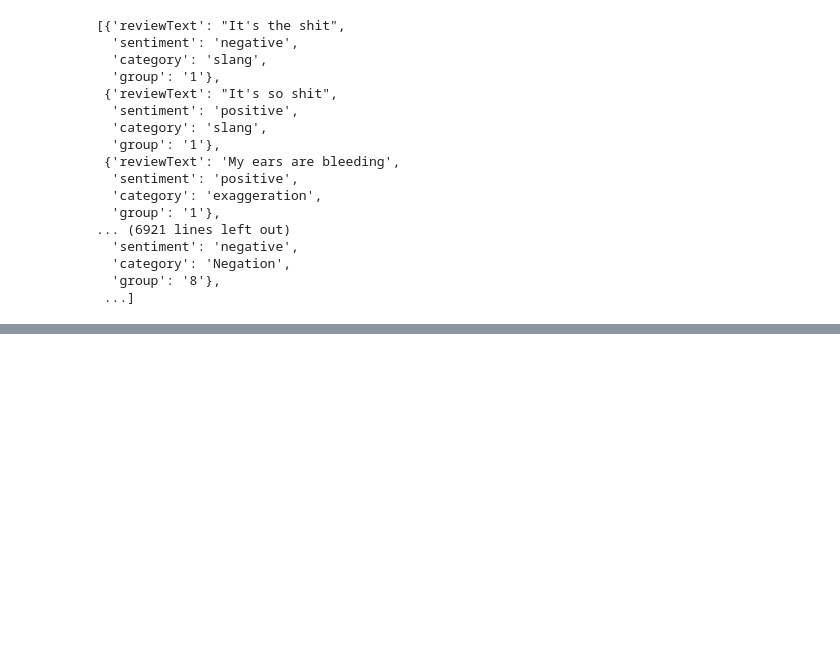
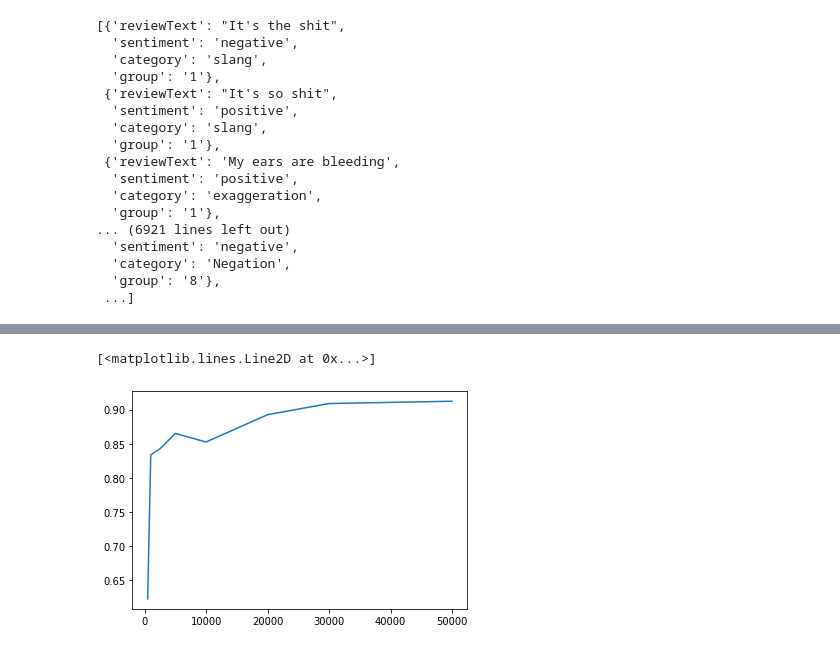
Before and after one commit to NicolaClark/NLP22, a Jupyter notebook: Notebooks/actualbaseline.ipynb, the cells around one changed output, grey strips where cells are left out. Drawn from its saved outputs; the diff is of its cells as text; code cells hidden in the pictures; blank space fills up the shorter version.

```diff
--- a/Notebooks/actualbaseline.ipynb
+++ b/Notebooks/actualbaseline.ipynb
@@ -53,11 +51,11 @@ train_y =  [i['sentiment'] for i in train]
 dev_x = [i['reviewText'] if "reviewText" in i.keys() else "" for i in dev]
 dev_y = [i['sentiment'] for i in dev]
 
-test_x = [i['reviewText'] if "reviewText" in i.keys() else "" for i in test]
-test_y = [i['sentiment'] for i in test]
+#test_x = [i['reviewText'] if "reviewText" in i.keys() else "" for i in test]
+#test_y = [i['sentiment'] for i in test]
 
-diff_test_x = [i['reviewText'] if "reviewText" in i.keys() else "" for i in test]
-diff_test_y = [i['sentiment'] for i in test] #empty
+#diff_test_x = [i['reviewText'] if "reviewText" in i.keys() else "" for i in test]
+#diff_test_y = [i['sentiment'] for i in test] #empty
 # %%
 len([i for i in train_y if i=="negative"])/1000 #percentage negative
 # %% [output]
@@ -272,3 +270,14 @@ diff_test_json
 # %%
 with open ("../data/difficult cases/group6_diff","w") as file:
     file.writelines(diff_test_json)
+# %%
+size = [500, 1000, 2500, 5000, 10000, 20000, 30000, 50000]
+train_acc = []
+dev_acc = []
+for i in size:
+    pipeline.fit(train_x[:i],train_y[:i] )
+    pred_train = pipeline.predict(train_x)
+    train_acc.append(f1_score(train_y, pred_train, average='macro'))
+    pred = pipeline.predict(dev_x)
+    dev_acc.append(f1_score(dev_y, pred, average='macro'))
+    print(f'done with size {i}')
@@ -274,0 +293,6 @@ with open ("../data/difficult cases/group6_diff","w") as file:
+# %%
+import matplotlib.pyplot as plt
+plt.plot(size, dev_acc)
+# %% [output]
+[<matplotlib.lines.Line2D at 0x...>]
+[figure, added]
```
Also changed, not shown: parts of 4 cells of this notebook, 6 other files.
